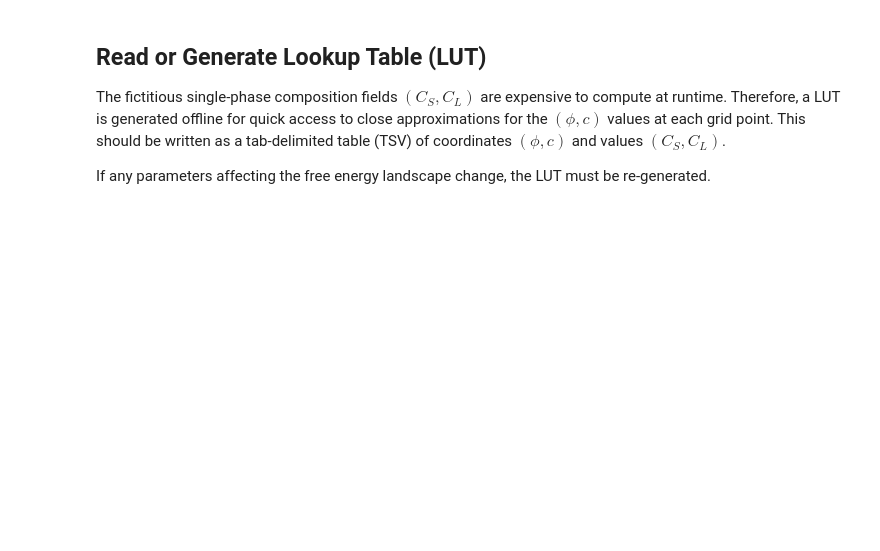
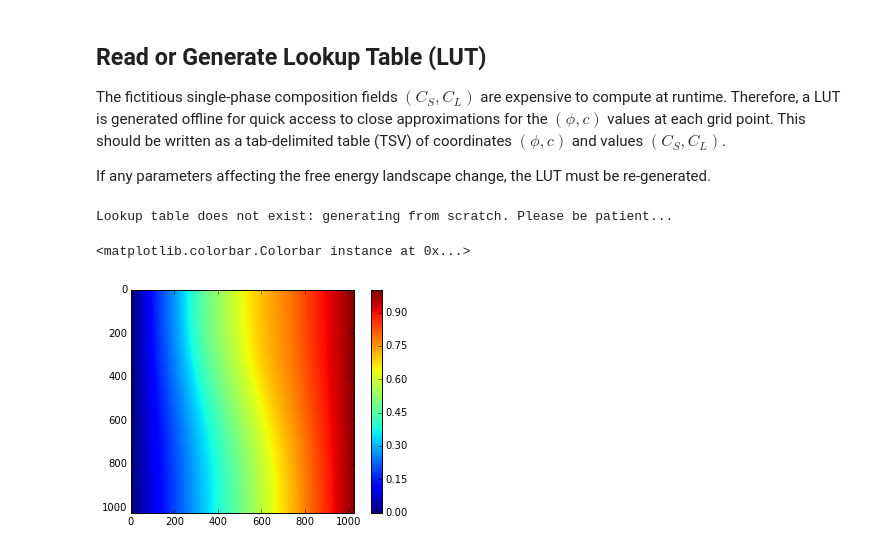
Before and after one commit to tkphd/KKS-binary-solidification, a Jupyter notebook: FiPy-KKS.ipynb, the cells around one changed output. Cells and saved outputs as stored; diff of their text form; code cells hidden in the pictures; blank space fills up the shorter version.

```diff
--- a/FiPy-KKS.ipynb
+++ b/FiPy-KKS.ipynb
@@ -231,0 +240,41 @@ except IOError as e:
+# %%
+# Provide number of mesh points and mesh spacing for LUT.
+# Provide two extra spaces per dimension for a point less than zero and greater than one.
+# This enables interpolation at zero and one.
+LUTnp = LUTnc = 1026
+LUTdp = LUTdc = 1. / (LUTnp - 2)
+
+# Attempt to open consistentC.npz. If it does not exist, create it.
+try:
+    with open('consistentC.npz') as file:
+        # LUT already exists: no need to generate
+        pass
+except IOError as e:
+    print "Lookup table does not exist: generating from scratch. Please be patient..."
+
+    # create a mesh over phi and c, 125x125 points
+    pureCs = np.zeros(LUTnp * LUTnc).reshape(LUTnp, LUTnc)
+    pureCl = np.zeros(LUTnp * LUTnc).reshape(LUTnp, LUTnc)
+
+    # iterate over the LUT, ignore stored value
+    for (x,y), z in np.ndenumerate(pureCs):
+        LUTp = (x - 1) * LUTdp
+        LUTc = (y - 1) * LUTdc
+        pureCs[x, y], pureCl[x, y] = commonTangentConc(LUTp, LUTc, LUTc, LUTc)
+
+    # export Cs, Cl to compressed NumPy format
+    np.savez_compressed('consistentC.npz', Cs=pureCs, Cl=pureCl)
+
+
+# LUT either already existed, or has now been written to disk. Read it into memory.
+LUTdict = np.load('consistentC.npz')
+pureCs = LUTdict['Cs'].reshape(LUTnp, LUTnc)
+pureCl = LUTdict['Cl'].reshape(LUTnp, LUTnc)
+# %% [output]
+Lookup table does not exist: generating from scratch. Please be patient...
+# %%
+plt.imshow(pureCs)
+plt.colorbar()
+# %% [output]
+<matplotlib.colorbar.Colorbar instance at 0x...>
+[figure, added]
```
Also changed, not shown: parts of 11 cells of this notebook, 2 other files.
